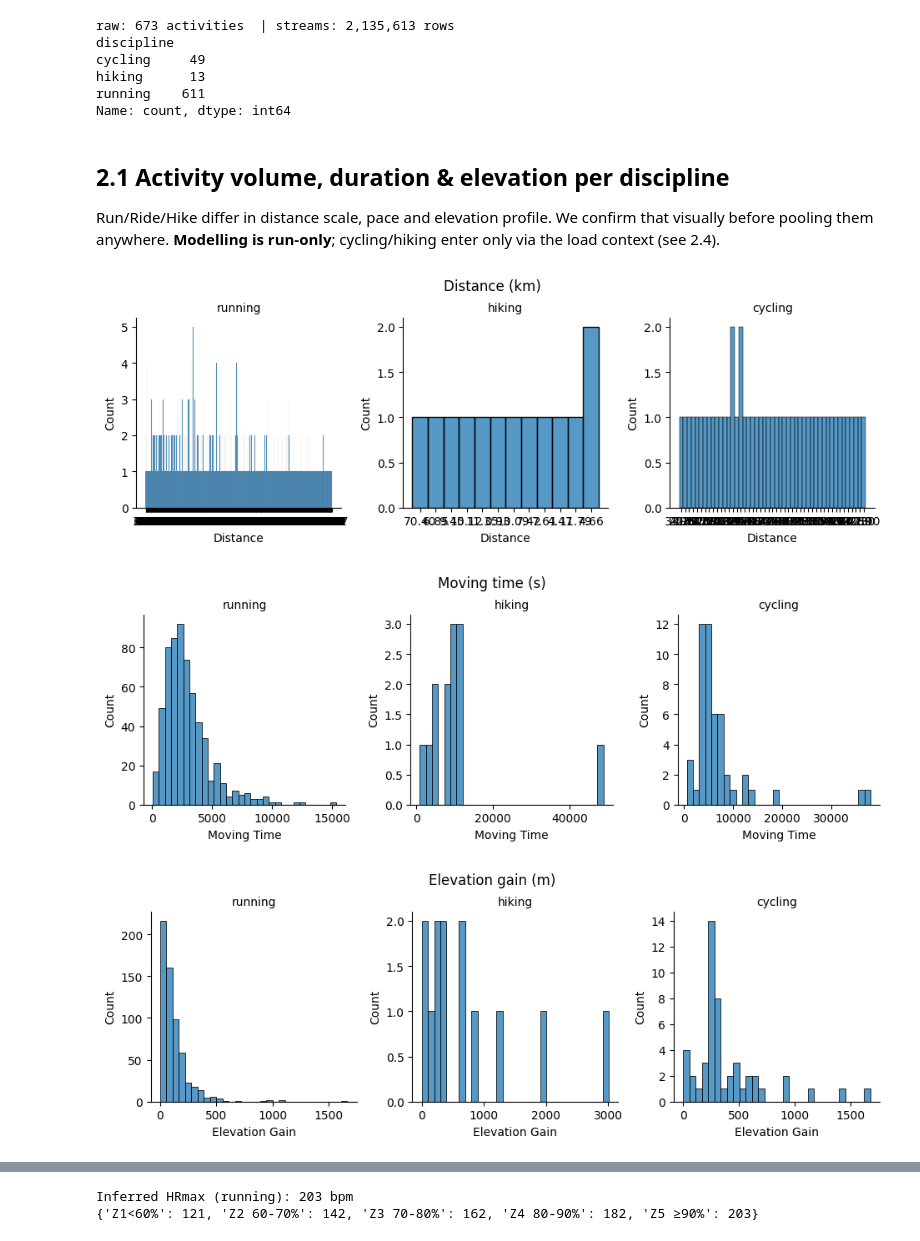
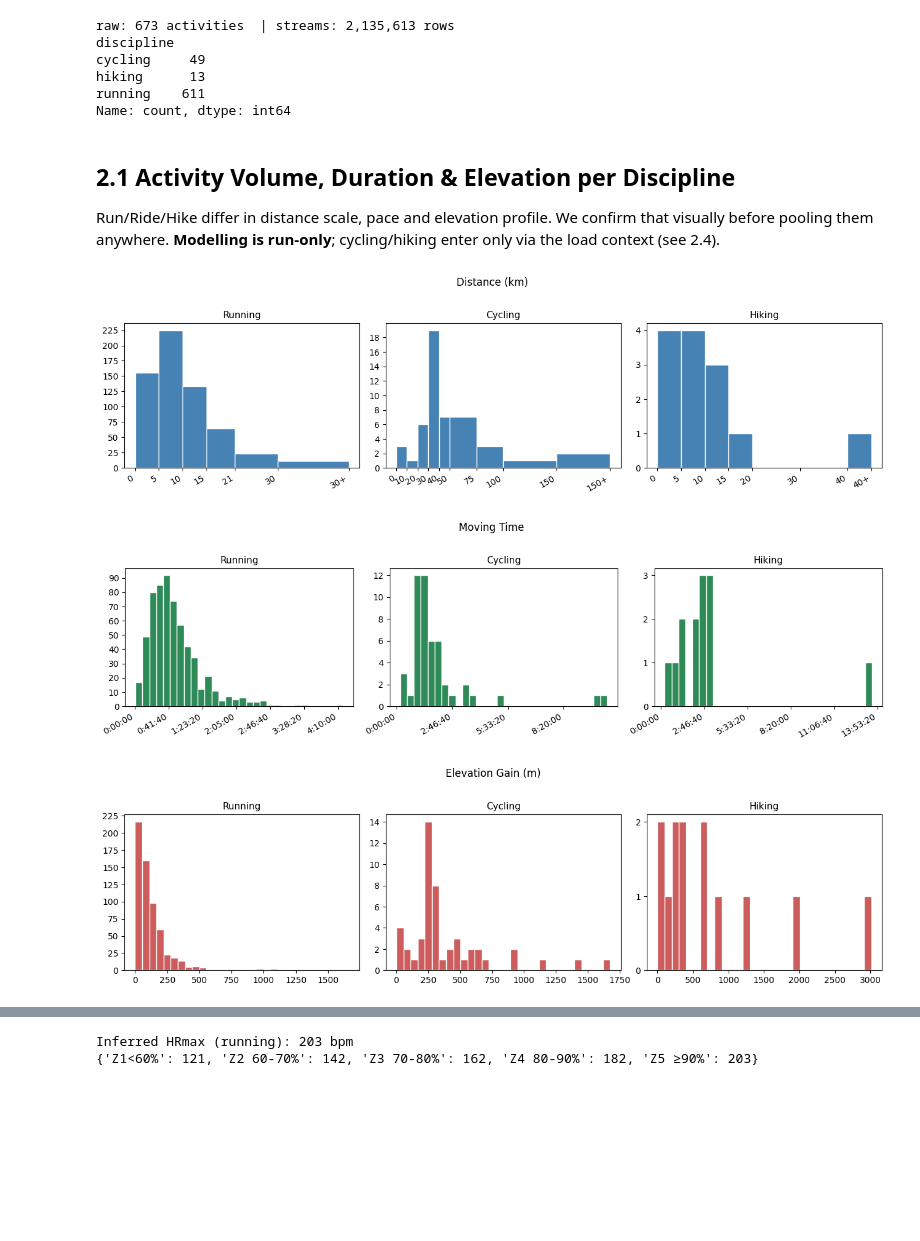
Before and after one commit to AlexS-1/BDME, a Jupyter notebook: Project/02_descriptive.ipynb, the cells around one changed output, grey strips where cells are left out. Cells and saved outputs as stored; diff of their text form; code cells hidden in the pictures; blank space fills up the shorter version.

```diff
--- a/Project/02_descriptive.ipynb
+++ b/Project/02_descriptive.ipynb
@@ -47,19 +47,70 @@ hiking      13
 running    611
 Name: count, dtype: int64
 # %% [markdown]
-## 2.1 Activity volume, duration & elevation per discipline
+## 2.1 Activity Volume, Duration & Elevation per Discipline
 
 Run/Ride/Hike differ in distance scale, pace and elevation profile. We confirm that visually before pooling them anywhere. **Modelling is run-only**; cycling/hiking enter only via the load context (see 2.4).
-# %%
-for col, label in [("Distance", "Distance (km)"),
-                   ("Moving Time", "Moving time (s)"),
-                   ("Elevation Gain", "Elevation gain (m)")]:
-    if col not in raw.columns: continue
-    g = sns.FacetGrid(raw, col="discipline", sharex=False, sharey=False, height=3.2)
-    g.map_dataframe(sns.histplot, x=col, bins=30); g.set_titles("{col_name}")
-    g.fig.suptitle(label, y=1.04); plt.show()
-# %% [output]
-[figure, removed]
-[figure, removed]
-[figure, removed]
+# %%
+import matplotlib.ticker as mticker
+
+# Distance bins per discipline (km). Uniform 5 km bins; the last edge is a finite cap
+# and the right-most tick is relabelled as "40+" so the rightmost bucket reads open-ended.
+DIST_BINS = {
+    "running": [0, 5, 10, 15, 21, 30, 45],
+    "cycling": [0, 10, 20, 30, 40, 50, 75, 100, 150, 200],
+    "hiking":  [0, 5, 10, 15, 20, 30, 40, 45],
+}
+
+def hms_formatter(seconds, _):
+    """Render a seconds value as h:mm:ss for matplotlib tick labels."""
+    s = int(seconds)
+    return f"{s//3600}:{(s%3600)//60:02d}:{s%60:02d}"
+
+DISCIPLINES = ["running", "cycling", "hiking"]
+
+# Distance: discipline-specific bins; right-most bucket is open-ended.
+if "Distance" in raw.columns:
+    fig, axes = plt.subplots(1, 3, figsize=(13, 3.6))
+    for ax, disc in zip(axes, DISCIPLINES):
+        edges = DIST_BINS[disc]
+        sub = pd.to_numeric(raw.loc[raw["discipline"] == disc, "Distance"], errors="coerce").dropna()
+        sub_clipped = sub.clip(upper=edges[-1] - 1e-6)
+        ax.hist(sub_clipped, bins=edges, color="steelblue", edgecolor="white")
+        ax.set_title(disc.capitalize(), fontsize=11)
+        ax.set_xticks(edges)
+        tick_labels = [f"{e:g}" for e in edges[:-1]] + [f"{edges[-2]:g}+"]
+        ax.set_xticklabels(tick_labels, rotation=30, ha="right")
+        ax.yaxis.set_major_locator(mticker.MaxNLocator(integer=True))
+    fig.suptitle("Distance (km)", y=1.02, fontsize=12)
+    plt.tight_layout(); plt.show()
+
+# Moving Time: 30 equal-width bins, h:mm:ss x-axis.
+if "Moving Time" in raw.columns:
+    fig, axes = plt.subplots(1, 3, figsize=(13, 3.6))
+    for ax, disc in zip(axes, DISCIPLINES):
+        sub = raw.loc[raw["discipline"] == disc, "Moving Time"].dropna()
+        if len(sub):
+            ax.hist(sub, bins=30, color="seagreen", edgecolor="white")
+            ax.xaxis.set_major_formatter(mticker.FuncFormatter(hms_formatter))
+            plt.setp(ax.get_xticklabels(), rotation=30, ha="right")
+            ax.yaxis.set_major_locator(mticker.MaxNLocator(integer=True))
+        ax.set_title(disc.capitalize(), fontsize=11)
+    fig.suptitle("Moving Time", y=1.02, fontsize=12)
+    plt.tight_layout(); plt.show()
+
+# Elevation Gain: 30 equal-width bins.
+if "Elevation Gain" in raw.columns:
+    fig, axes = plt.subplots(1, 3, figsize=(13, 3.6))
+    for ax, disc in zip(axes, DISCIPLINES):
+        sub = raw.loc[raw["discipline"] == disc, "Elevation Gain"].dropna()
+        if len(sub):
+            ax.hist(sub, bins=30, color="indianred", edgecolor="white")
+            ax.yaxis.set_major_locator(mticker.MaxNLocator(integer=True))
+        ax.set_title(disc.capitalize(), fontsize=11)
+    fig.suptitle("Elevation Gain (m)", y=1.02, fontsize=12)
+    plt.tight_layout(); plt.show()
+# %% [output]
+[figure, added]
+[figure, added]
+[figure, added]
 # %% [markdown]
```
Also changed, not shown: parts of 12 cells of this notebook, 12 other files.
